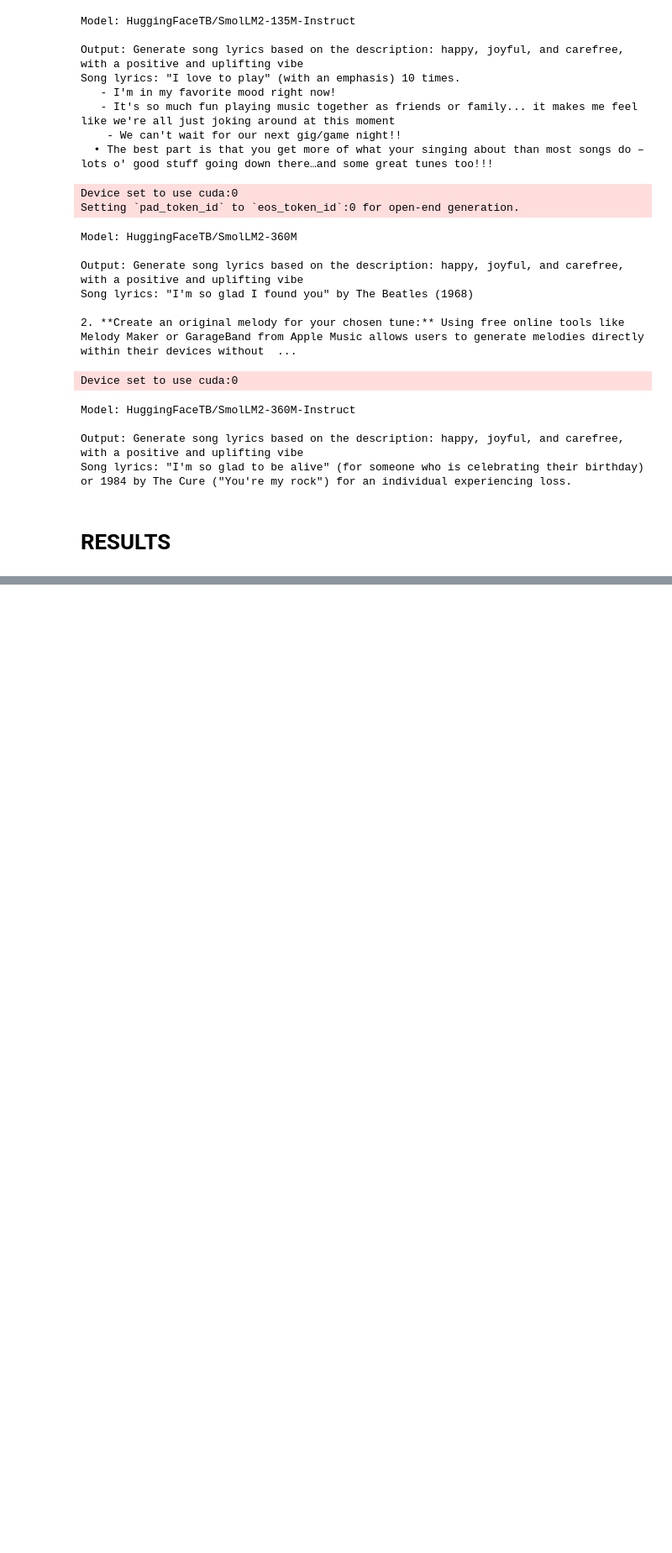
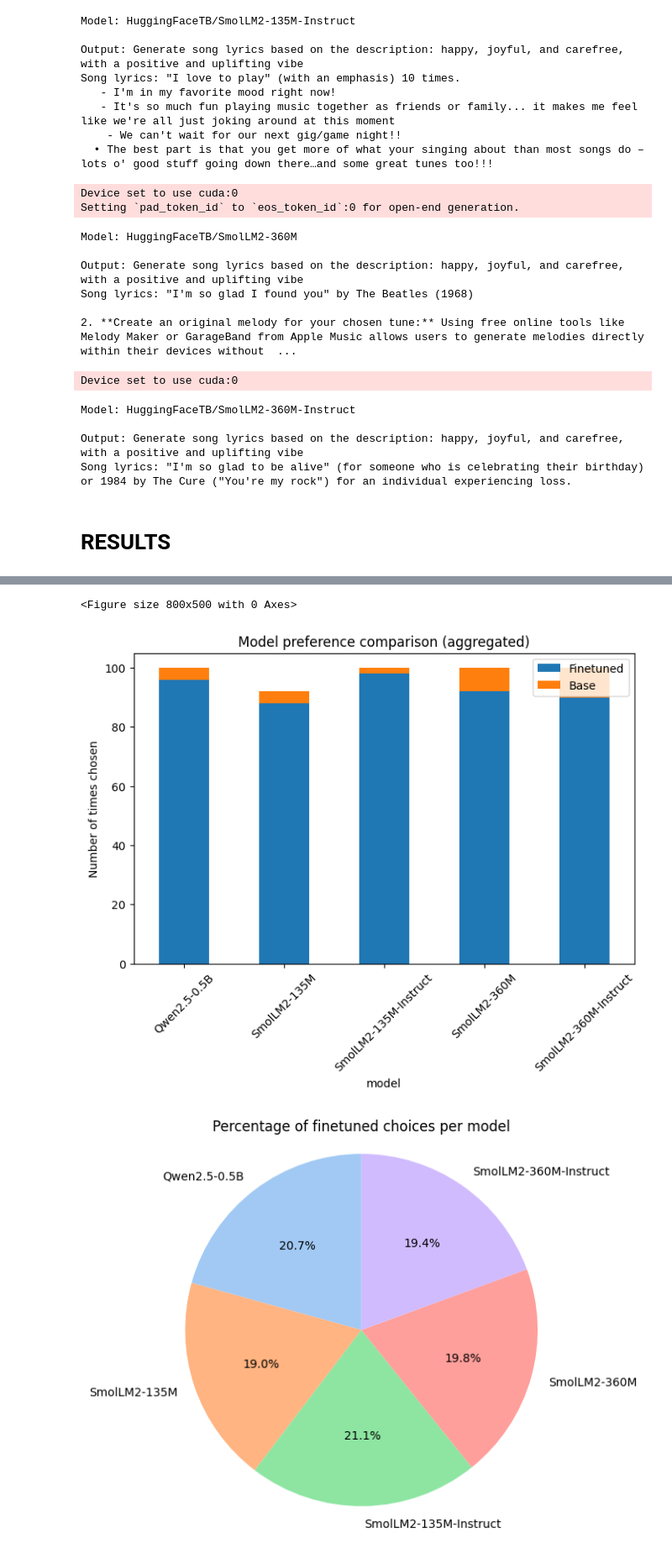
Before and after one commit to Ilyes2000/Text-Generation-and-Chatbot-for-Song-Lyrics, a Jupyter notebook: Song_lyrics_generation.ipynb, the cells around one changed output, grey strips where cells are left out. Shown at 84% size. Drawn from its saved outputs; the diff is of its cells as text; code cells hidden in the pictures; blank space fills up the shorter version.

Commit message:
added more results and visualizations

```diff
--- a/Song_lyrics_generation.ipynb
+++ b/Song_lyrics_generation.ipynb
@@ -474,0 +481,27 @@ generate_visualizations_from_json(json_filepath)
+# %%
+def plot_model_preferences(df):
+    model_means = df.groupby("model")[["finetuned", "base", "total"]].sum()
+    model_means["finetuned_percentage"] = model_means["finetuned"] / model_means["total"]
+    model_means["base_percentage"] = model_means["base"] / model_means["total"]
+
+    plt.figure(figsize=(8, 5))
+    model_means[["finetuned", "base"]].plot(kind="bar", stacked=True, figsize=(8,5))
+    plt.ylabel("Number of times chosen")
+    plt.title("Model preference comparison (aggregated)")
+    plt.xticks(rotation=45)
+    plt.legend(["Finetuned", "Base"])
+    plt.show()
+
+    plt.figure(figsize=(6,6))
+    plt.pie(model_means["finetuned"], labels=model_means.index, autopct='%1.1f%%', startangle=90, colors=sns.color_palette("pastel"))
+    plt.title("Percentage of finetuned choices per model")
+    plt.axis('equal')
+    plt.show()
+
+    return model_means
+
+model_means = plot_model_preferences(df)
+# %% [output]
+<Figure size 800x500 with 0 Axes>
+[figure, added]
+[figure, added]
```
Also changed, not shown: parts of 10 cells of this notebook, 15 other files.
